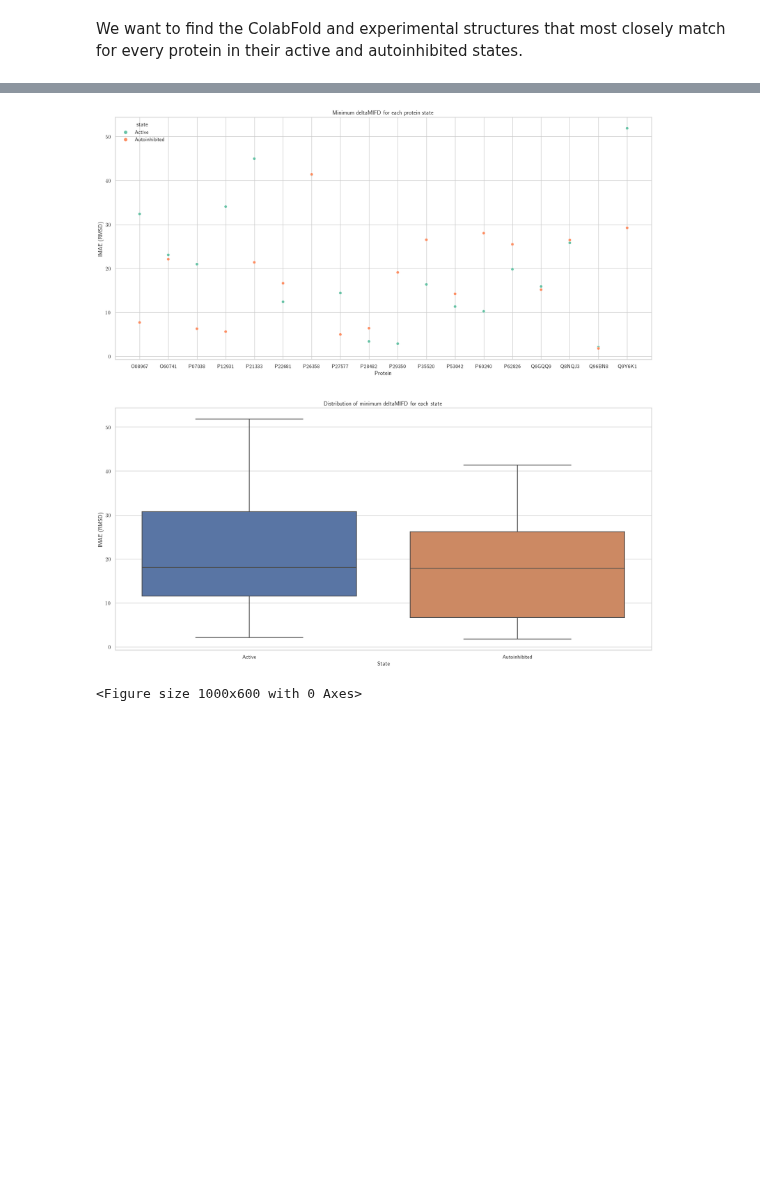
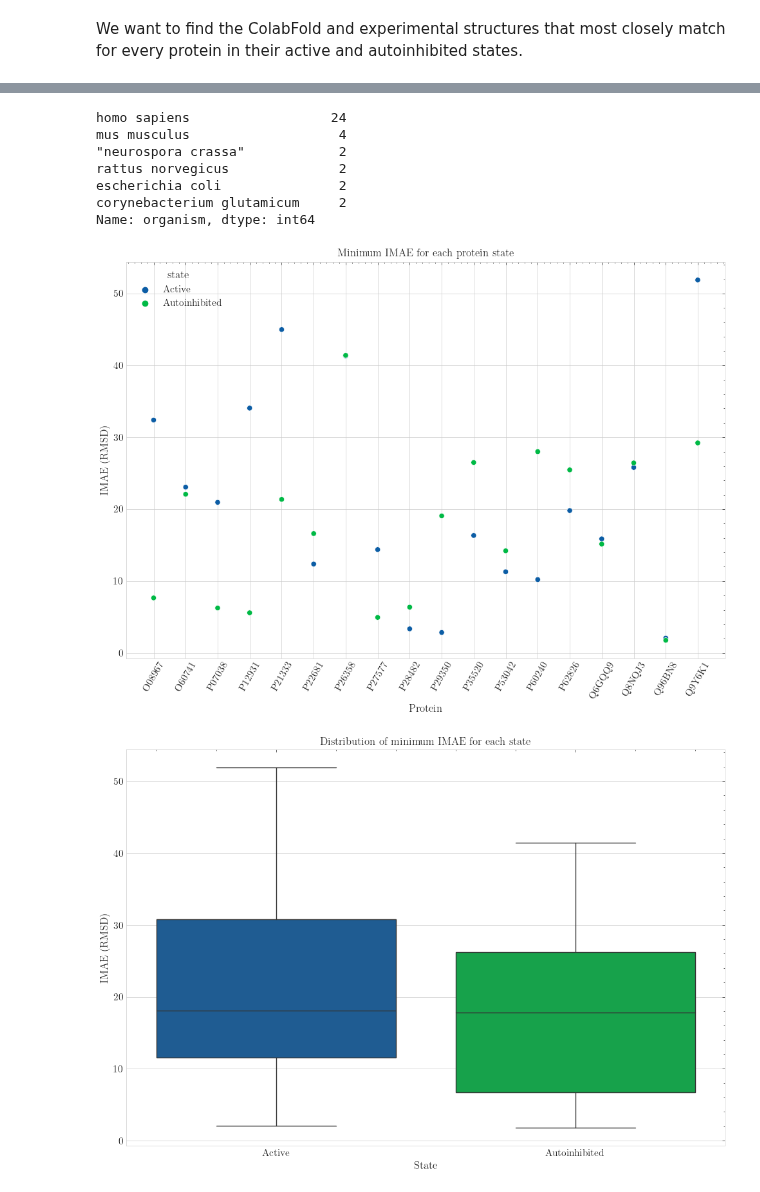
Before and after one commit to jpigles/alphafold-rmsd, a Jupyter notebook: cf_pdb_compared.ipynb, the cells around one changed output, grey strips where cells are left out. Saved outputs shown, nothing was run; the diff lists cells and outputs as text; code cells hidden in the pictures; blank space fills up the shorter version.

```diff
--- a/cf_pdb_compared.ipynb
+++ b/cf_pdb_compared.ipynb
@@ -18,7 +18,10 @@ df2 = pd.read_csv('./project_pipeline/data/classified_files_3.tsv', sep='\t').as
 
 df = df.drop(columns=['state', 'conformation'])
 
-df2 = df2[['uniprot', 'pdb', 'state', 'conformation']]
+df2 = df2[['uniprot', 'pdb', 'state', 'conformation', 'organism']]
+
+# Standardize the organism names
+df2['organism'] = df2['organism'].str.strip("").str.lower()
 
 df = df.merge(df2, how='left', on=['uniprot', 'pdb'])
 
@@ -46,24 +50,58 @@ df['2_comp'] = pd.to_numeric(df['2_comp'], errors='coerce')
 # Group by state and protein and find the minimum 2_comp for each group
 df_min = df.groupby(['state', 'uniprot', 'pdb']).agg({'2_comp': 'min'}).reset_index()
 
-df_clust = df[['uniprot', 'pdb', '2_comp', 'state', 'conformation', 'cluster']]
+df_clust = df[['uniprot', 'pdb', '2_comp', 'state', 'conformation', 'cluster', 'organism']]
 
 df3 = df_min.merge(df_clust, how='left', on=['uniprot', '2_comp', 'state', 'pdb']).drop_duplicates(subset=['uniprot', 'state'], keep='first').reset_index(drop=True)
 
 # Plot the minimum 2_comp for each state
-sns.set(style='whitegrid')
-fig, ax = plt.subplots(2, 1, figsize=(20, 20))
-sns.scatterplot(x='uniprot', y='2_comp', data=df3, hue='state', ax=ax[0], palette='Set2')
-ax[0].set_title('Minimum deltaMIFD for each protein state')
-ax[0].set_xlabel('Protein')
-ax[0].set_ylabel('IMAE (RMSD)')
+plt.figure(figsize=(12, 8))
+sns.scatterplot(x='uniprot', y='2_comp', data=df3, hue='state')
+plt.title('Minimum IMAE for each protein state')
+plt.xlabel('Protein')
+plt.ylabel('IMAE (RMSD)')
+plt.xticks(rotation=60)
+
+plt.savefig('./project_pipeline/data/figures/cf_pdb_closest_structures_per_state.png', format='png')
 
 # Plot a boxplot of the distribution
-plt.figure(figsize=(10, 6))
-sns.boxplot(x='state', y='2_comp', data=df3, ax=ax[1])
-ax[1].set_title('Distribution of minimum deltaMIFD for each state')
-ax[1].set_xlabel('State')
-ax[1].set_ylabel('IMAE (RMSD)')
 
-df3.head(40)
+fig, ax = plt.subplots(figsize=(12, 8))
+sns.boxplot(x='state', y='2_comp', data=df3)
+ax.set_title('Distribution of minimum IMAE for each state')
+ax.set_xlabel('State')
+ax.set_ylabel('IMAE (RMSD)')
+
+plt.savefig('./project_pipeline/data/figures/cf_pdb_closest_structures_distribution.png', format='png')
+
+fig, ax = plt.subplots(figsize=(12, 8))
+sns.boxplot(x='organism', y='2_comp', data=df3)
+ax.set_title('Distribution of minimum IMAE for each organism')
+ax.set_xlabel('Organism')
+ax.set_ylabel('IMAE (RMSD)')
+for tick in ax.get_xticklabels():
+    tick.set_rotation(60)
+plt.savefig('./project_pipeline/data/figures/cf_pdb_closest_structures_distribution_organism.png', format='png')
+
+
+# medians = df3.groupby('organism')['2_comp'].median().values
+# print(medians)
+# nobs = df3['organism'].value_counts().values
+# print(nobs)
+# nobs = [str(x) for x in nobs.tolist()]
+# nobs = ['n: ' + i for i in nobs]
+
+# pos = range(len(nobs))
+# for tick, label in zip(pos,ax.get_xticklabels()):
+#     ax.text(pos[tick],
+#             medians[tick] + 0.03,
+#             nobs[tick],
+#             horizontalalignment='center',
+#             size='small',
+#             color='black',
+#             weight='semibold')
+
+
+org_count = df3['organism'].value_counts()
+print(org_count)
 # %% [output]
@@ -87,2 +108,9 @@ df3.head(40)
+homo sapiens                  24
+mus musculus                   4
+"neurospora crassa"            2
+rattus norvegicus              2
+escherichia coli               2
+corynebacterium glutamicum     2
+Name: organism, dtype: int64
-[figure, old version]
+[figure, new version]
-<Figure size 1000x600 with 0 Axes>
+[figure, added]
```
Also changed, not shown: parts of 6 cells of this notebook, 14 other files.
